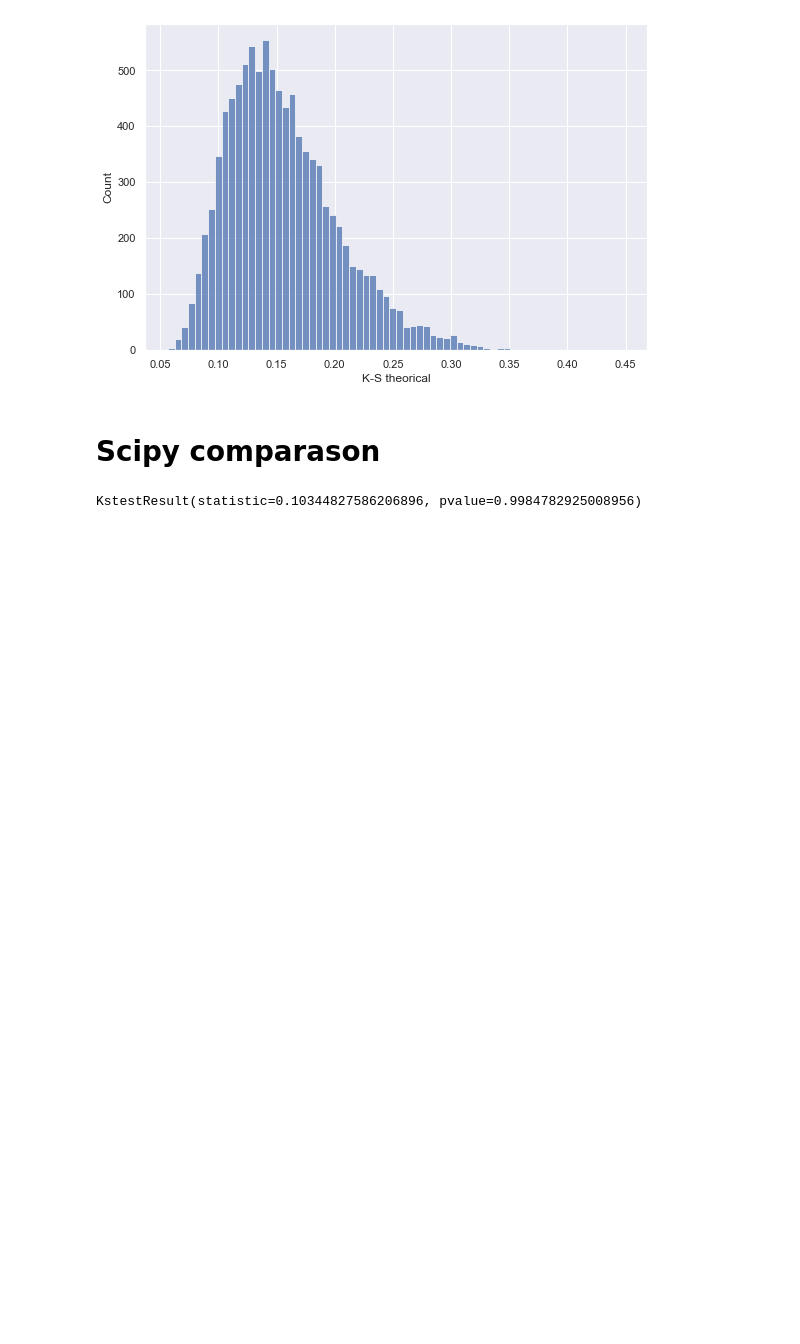
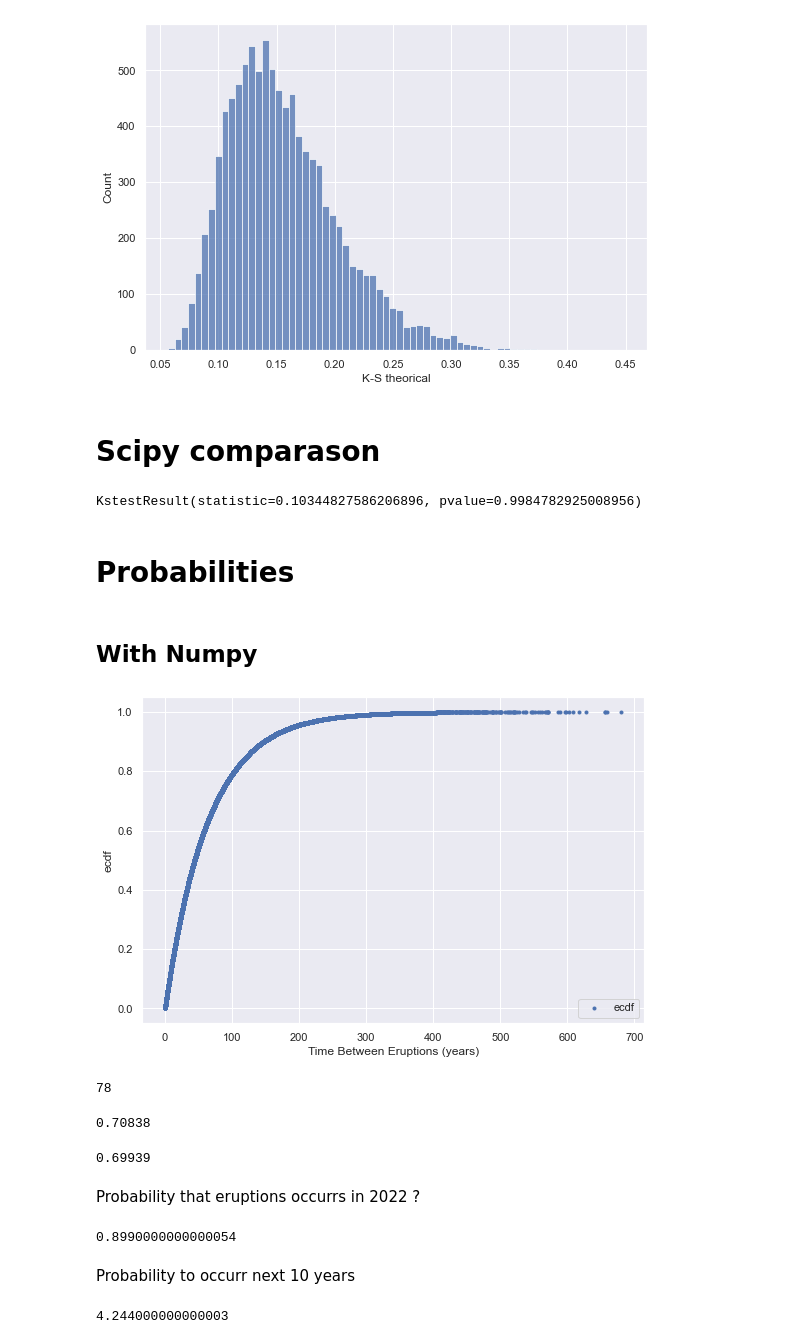
Before and after one commit to filipeaguiarrod/vesuvio_eruptions, a Jupyter notebook: 02_EDA.ipynb, the cells around one changed output. Saved outputs shown, nothing was run; the diff lists cells and outputs as text; code cells hidden in the pictures; blank space fills up the shorter version.

```diff
--- a/02_EDA.ipynb
+++ b/02_EDA.ipynb
@@ -426,3 +431,5 @@ import scipy.stats
 scipy.stats.kstest(y,theorical_y)
 # %% [output]
 KstestResult(statistic=0.10344827586206896, pvalue=0.9984782925008956)
+# %% [markdown]
+# Probabilities
@@ -428,0 +438,45 @@ KstestResult(statistic=0.10344827586206896, pvalue=0.9984782925008956)
+# %% [markdown]
+## With Numpy
+# %%
+func = np.random.exponential(np.mean(data),size=100000)
+# %%
+x,y = ecdf(func)
+# %%
+# Plot the CDFs and show the plot
+# x- same for both
+#y- probability came from observations
+#- probability came from observations
+
+_ = plt.plot(x,y, marker='.', linestyle='none')
+_ = plt.legend(('ecdf', 'theorical_ecdf'), loc='lower right')
+_ = plt.xlabel('Time Between Eruptions (years)')
+_ = plt.ylabel('ecdf')
+plt.show()
+# %% [output]
+[figure, added]
+# %%
+2022-1944
+# %% [output]
+78
+# %%
+# Acumulado de termos uma erupção desde 1944 até fim de 2022 ?
+
+sum(func<79)/len(func)
+# %% [output]
+0.70838
+# %%
+sum(func<77)/len(func)
+# %% [output]
+0.69939
+# %% [markdown]
+Probability that eruptions occurrs in 2022 ?
+# %%
+(0.70838-0.69939)*100
+# %% [output]
+0.8990000000000054
+# %% [markdown]
+Probability to occurr next 10 years
+# %%
+((sum(func<88)/len(func))-(sum(func<78)/len(func)))*100
+# %% [output]
+4.244000000000003
```
Also changed, not shown: parts of 5 cells of this notebook, 1 other file.
